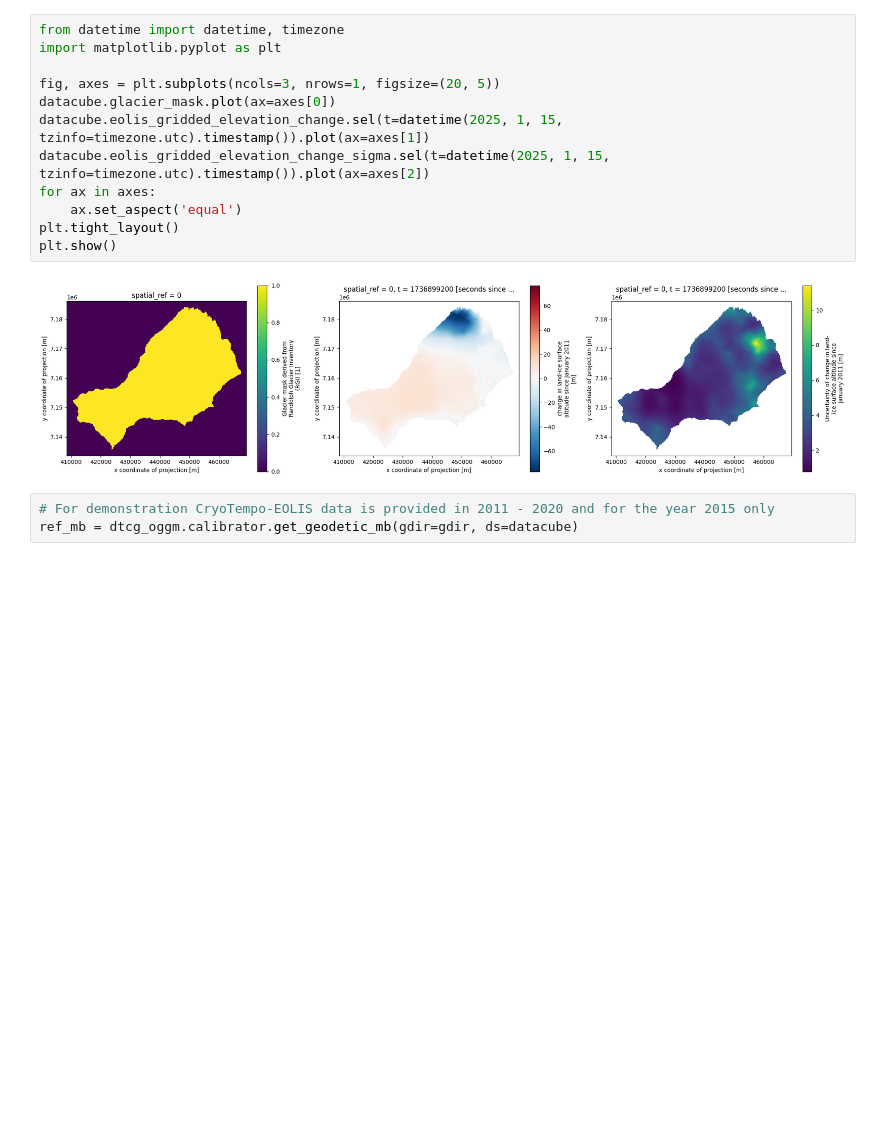
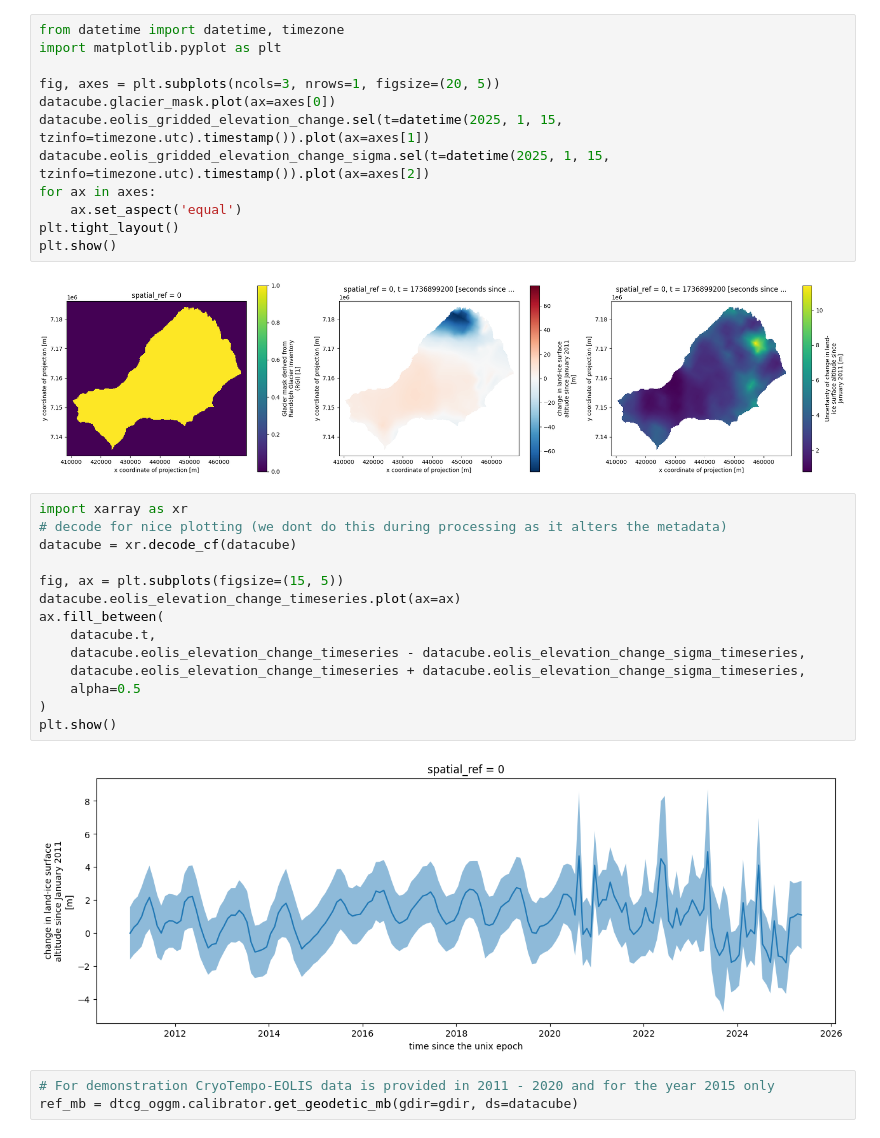
Before and after one commit to DTC-Glaciers/dtcg-notebooks, a Jupyter notebook: notebooks/04_calibrate_with_eolis_data.ipynb, the cells around one changed output. Saved outputs shown, nothing was run; the diff lists cells and outputs as text; blank space fills up the shorter version.

Commit message:
plot 1d timeseries output

```diff
--- a/notebooks/04_calibrate_with_eolis_data.ipynb
+++ b/notebooks/04_calibrate_with_eolis_data.ipynb
@@ -43,6 +61,22 @@ plt.tight_layout()
 plt.show()
 # %% [output]
 [figure]
+# %%
+import xarray as xr
+# decode for nice plotting (we dont do this during processing as it alters the metadata)
+datacube = xr.decode_cf(datacube)
+
+fig, ax = plt.subplots(figsize=(15, 5))
+datacube.eolis_elevation_change_timeseries.plot(ax=ax)
+ax.fill_between(
+    datacube.t,
+    datacube.eolis_elevation_change_timeseries - datacube.eolis_elevation_change_sigma_timeseries,
+    datacube.eolis_elevation_change_timeseries + datacube.eolis_elevation_change_sigma_timeseries,
+    alpha=0.5
+)
+plt.show()
+# %% [output]
+[figure, added]
 # %%
 # For demonstration CryoTempo-EOLIS data is provided in 2011 - 2020 and for the year 2015 only
 ref_mb = dtcg_oggm.calibrator.get_geodetic_mb(gdir=gdir, ds=datacube)
```
Also changed, not shown: parts of 3 cells of this notebook.
